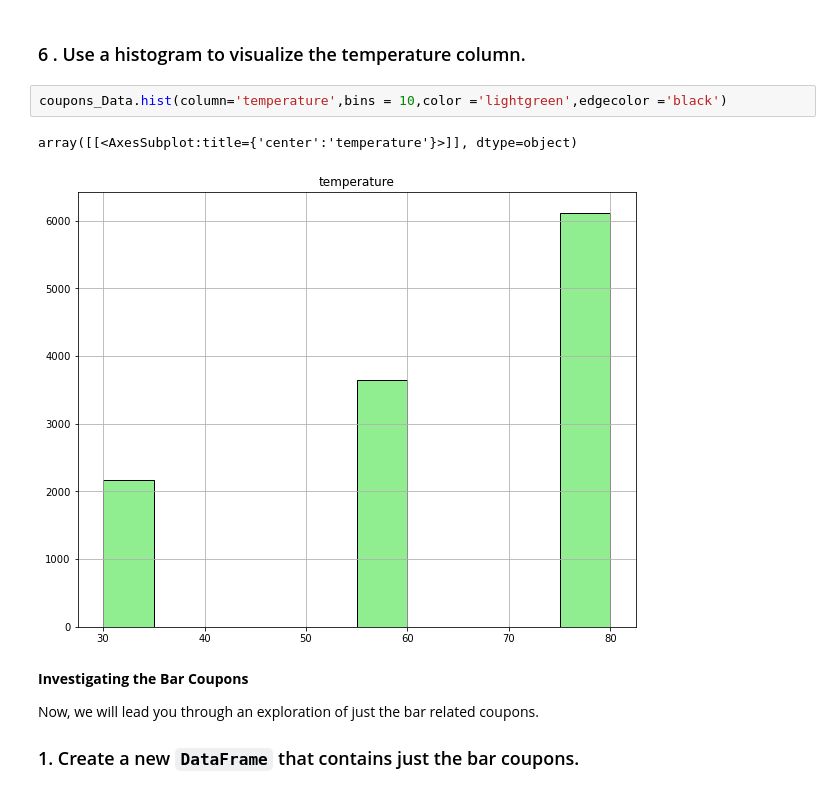
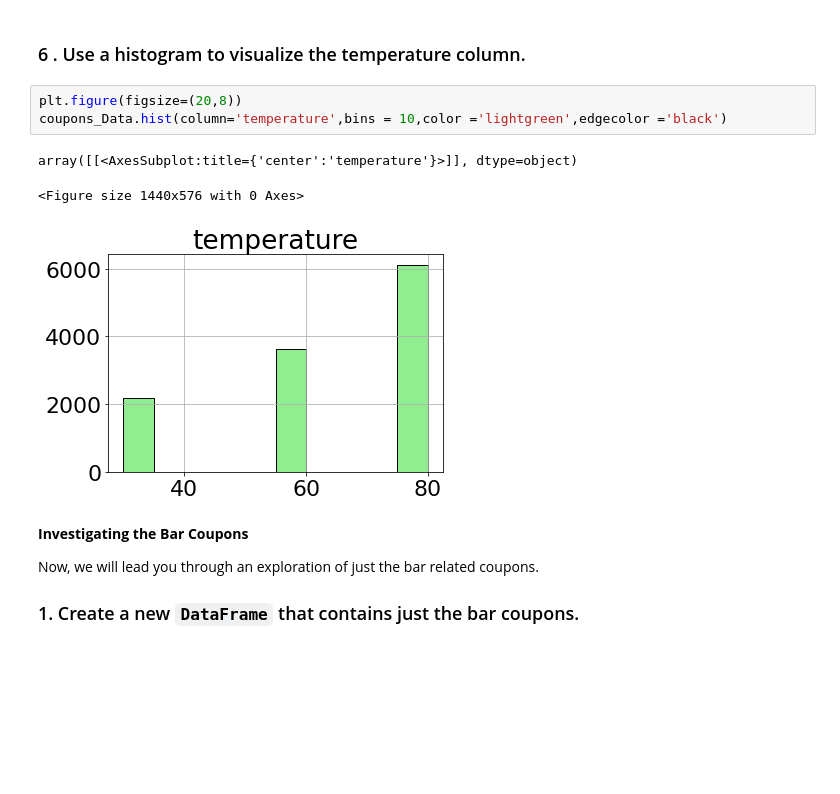
Before and after one commit to Arasu/Customer-Accept-the-Coupon, a Jupyter notebook: Coupon_recommendations.ipynb, the cells around one changed output. Saved outputs shown, nothing was run; the diff lists cells and outputs as text; blank space fills up the shorter version.

```diff
--- a/Coupon_recommendations.ipynb
+++ b/Coupon_recommendations.ipynb
@@ -274,10 +298,12 @@ Text(0.5, 1.0, 'Bar plot to visualize the coupon column')
 
 ### 6 . Use a histogram to visualize the temperature column.
 # %%
+plt.figure(figsize=(20,8))
 coupons_Data.hist(column='temperature',bins = 10,color ='lightgreen',edgecolor ='black')
 # %% [output]
 array([[<AxesSubplot:title={'center':'temperature'}>]], dtype=object)
+<Figure size 1440x576 with 0 Axes>
-[figure, old version]
+[figure, new version]
 # %% [markdown]
 **Investigating the Bar Coupons**
 
```
Also changed, not shown: parts of 12 cells of this notebook.
